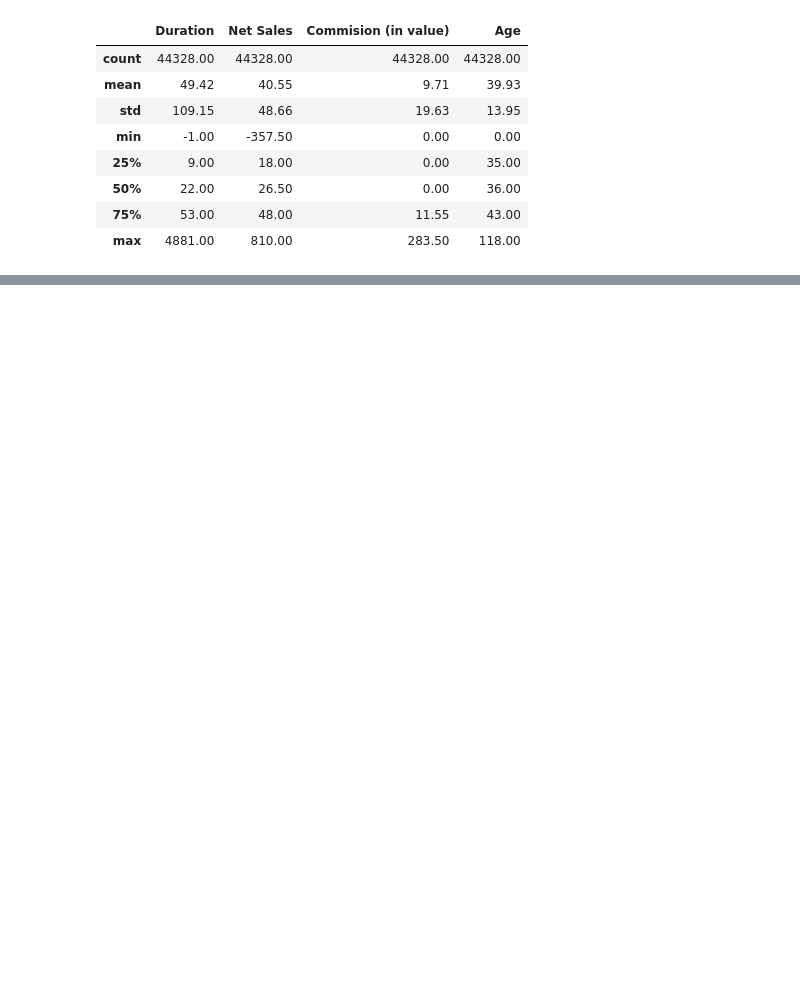
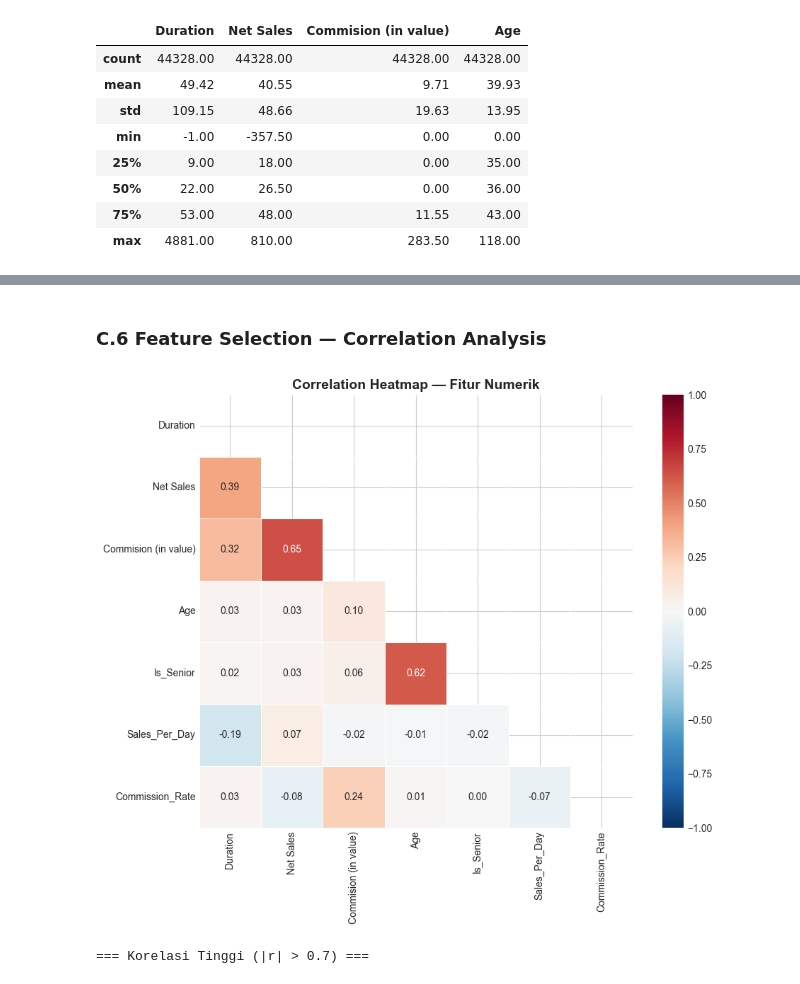
Before and after one commit to ravasrgh/travel-insurance-claim-prediction, a Jupyter notebook: TravelInsurance_CapstoneProject3.ipynb, the cells around one changed output, grey strips where cells are left out. Drawn from its saved outputs; the diff is of its cells as text; code cells hidden in the pictures; blank space fills up the shorter version.

```diff
--- a/TravelInsurance_CapstoneProject3.ipynb
+++ b/TravelInsurance_CapstoneProject3.ipynb
@@ -1572,0 +686,28 @@ print(json.dumps(metadata, indent=2))
+# %% [markdown]
+### C.6 Feature Selection — Correlation Analysis
+# %%
+# Correlation heatmap untuk fitur numerik
+num_features = df.select_dtypes(include=[np.number]).columns.tolist()
+
+# Hapus target variable dari korelasi
+if 'Claim' in num_features:
+    num_features.remove('Claim')
+
+plt.figure(figsize=(10, 8))
+corr_matrix = df[num_features].corr()
+mask = np.triu(np.ones_like(corr_matrix, dtype=bool))
+sns.heatmap(corr_matrix, mask=mask, annot=True, fmt='.2f', cmap='RdBu_r',
+            center=0, linewidths=0.5, square=True, vmin=-1, vmax=1)
+plt.title('Correlation Heatmap — Fitur Numerik', fontsize=14, fontweight='bold')
+plt.tight_layout()
+plt.show()
+
+# Identifikasi korelasi tinggi
+print('\n=== Korelasi Tinggi (|r| > 0.7) ===')
+for i in range(len(corr_matrix.columns)):
+    for j in range(i+1, len(corr_matrix.columns)):
+        if abs(corr_matrix.iloc[i, j]) > 0.7:
+            print(f'  {corr_matrix.columns[i]} ↔ {corr_matrix.columns[j]}: {corr_matrix.iloc[i, j]:.3f}')
+# %% [output]
+[figure, added]
+=== Korelasi Tinggi (|r| > 0.7) ===
```
Also changed, not shown: parts of 216 cells of this notebook, 2 other files.
